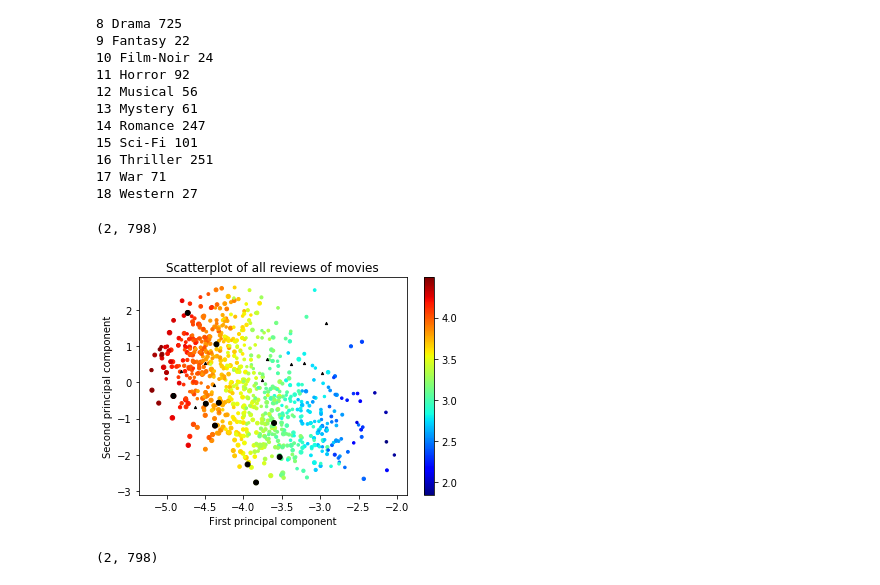
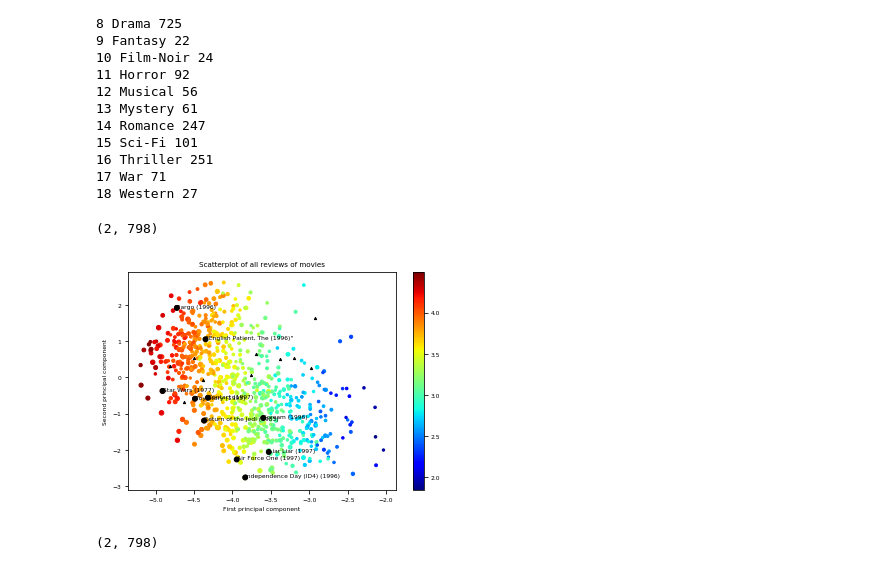
Before and after one commit to miladtaghavi/Miniproject2, a Jupyter notebook: Surprise Factorization.ipynb, the cells around one changed output. Drawn from its saved outputs; the diff is of its cells as text; code cells hidden in the pictures.

```diff
--- a/Surprise Factorization.ipynb
+++ b/Surprise Factorization.ipynb
@@ -585,35 +586,40 @@ star_idx = [50, 222, 227, 228, 229, 230, 449, 450, 172, 181]
 17 War 71
 18 Western 27
 # %%
+import matplotlib
+matplotlib.rcParams.update({'font.size': 6})
+
 ratings30 = [movie for movie in list(movies.values()) if movie.n_ratings > 30]
 ratings30_idx =  [movie.idx for movie in ratings30]
 
 scores30 = np.array([movies[i].avg_score for i in ratings30_idx])
 ratings30 = np.array([movies[i].n_ratings for i in ratings30_idx])
 
 V_red_30 = np.array([V_red[:, clf.trainset.to_inner_iid(str(i))] for i in ratings30_idx]).T
 print(V_red_30.shape)
 
 plt.scatter(V_red_30[0, :], V_red_30[1, :], c=scores30, cmap='jet', alpha=1, s=np.sqrt(ratings30))
 plt.colorbar()
 
 plt.title("Scatterplot of all reviews of movies")
 plt.xlabel("First principal component")
 plt.ylabel("Second principal component")
 
-plt.savefig("./Visualizations/Scores30Raw.pdf")
-plt.savefig("./Visualizations/Scores30Raw.png", dpi=300)
+# plt.savefig("./Visualizations/Scores30Raw.png", dpi=300)
 
 for i in most_pop10_idx:
     plt.scatter(V_red[0, clf.trainset.to_inner_iid(str(i))], V_red[1, clf.trainset.to_inner_iid(str(i))], c='k', s=np.sqrt(np.array([movies[i].n_ratings for i in most_pop10_idx])))
 for i in best10_idx:
     plt.scatter(V_red[0, clf.trainset.to_inner_iid(str(i))], V_red[1, clf.trainset.to_inner_iid(str(i))], c='k', marker='^', s=5)
 
-plt.savefig("./Visualizations/Scores30.pdf")
 plt.savefig("./Visualizations/Scores30.png", dpi=300)
+
+for i in most_pop10_idx:
+    plt.annotate(movies[i].name, (V_red[0, clf.trainset.to_inner_iid(str(i))], V_red[1, clf.trainset.to_inner_iid(str(i))]))
+plt.savefig("./Visualizations/Scores30Labelled.png", dpi=300)
 # %% [output]
 (2, 798)
-[figure, old version]
+[figure, new version]
 # %%
 
 print(V_red_30.shape)
```
Also changed, not shown: parts of 6 cells of this notebook, 15 other files.
